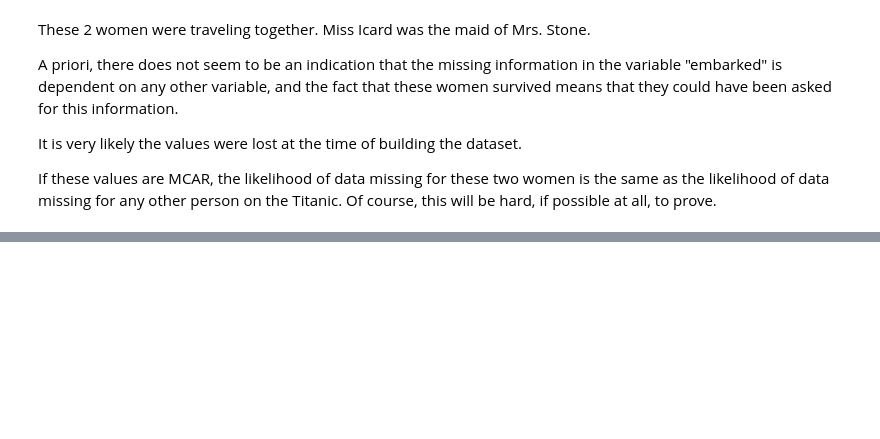
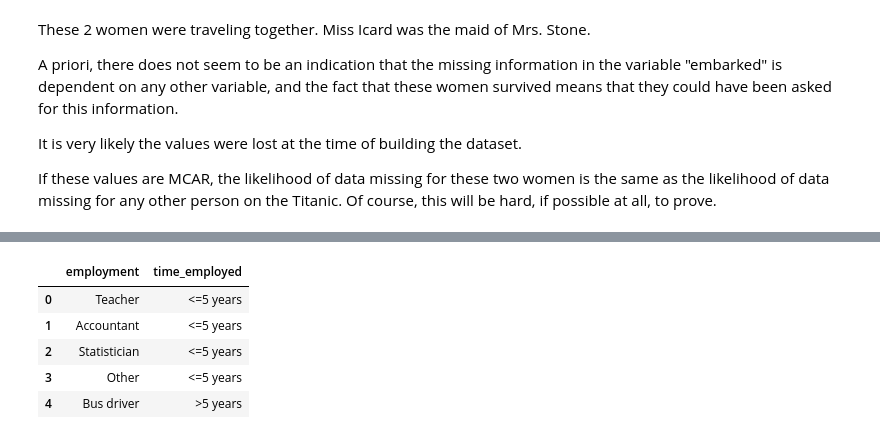
Before and after one commit to dajebbar/feature_engineering, a Jupyter notebook: python_fe/Lec-2.ipynb, the cells around one changed output, grey strips where cells are left out. Saved outputs shown, nothing was run; the diff lists cells and outputs as text; code cells hidden in the pictures; blank space fills up the shorter version.

```diff
--- a/python_fe/Lec-2.ipynb
+++ b/python_fe/Lec-2.ipynb
@@ -128,0 +141,14 @@ If these values are MCAR, the likelihood of data missing for these two women is
+# %%
+# Let's load the dataset with just the 2
+# variables.
+
+data = pd.read_csv('datas/loan.csv', usecols=['employment', 'time_employed'])
+
+data.head()
+# %% [output]
+|  | employment | time_employed |
+| 0 | Teacher | <=5 years |
+| 1 | Accountant | <=5 years |
+| 2 | Statistician | <=5 years |
+| 3 | Other | <=5 years |
+| 4 | Bus driver | >5 years |
```
Also changed, not shown: parts of 9 cells of this notebook.
